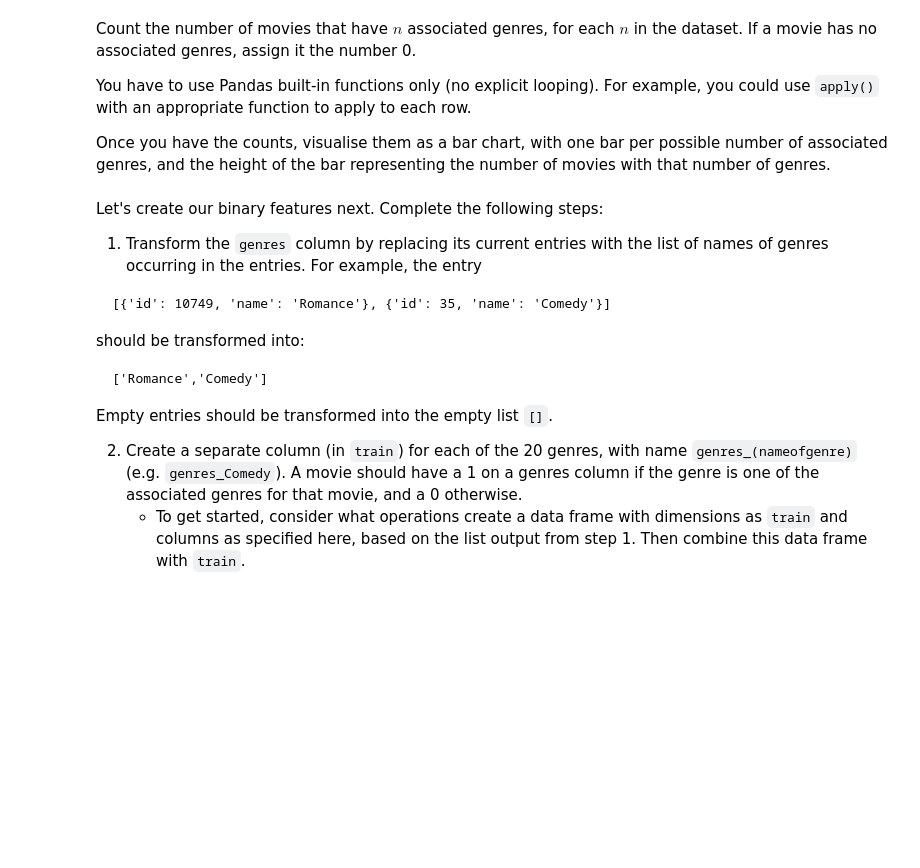
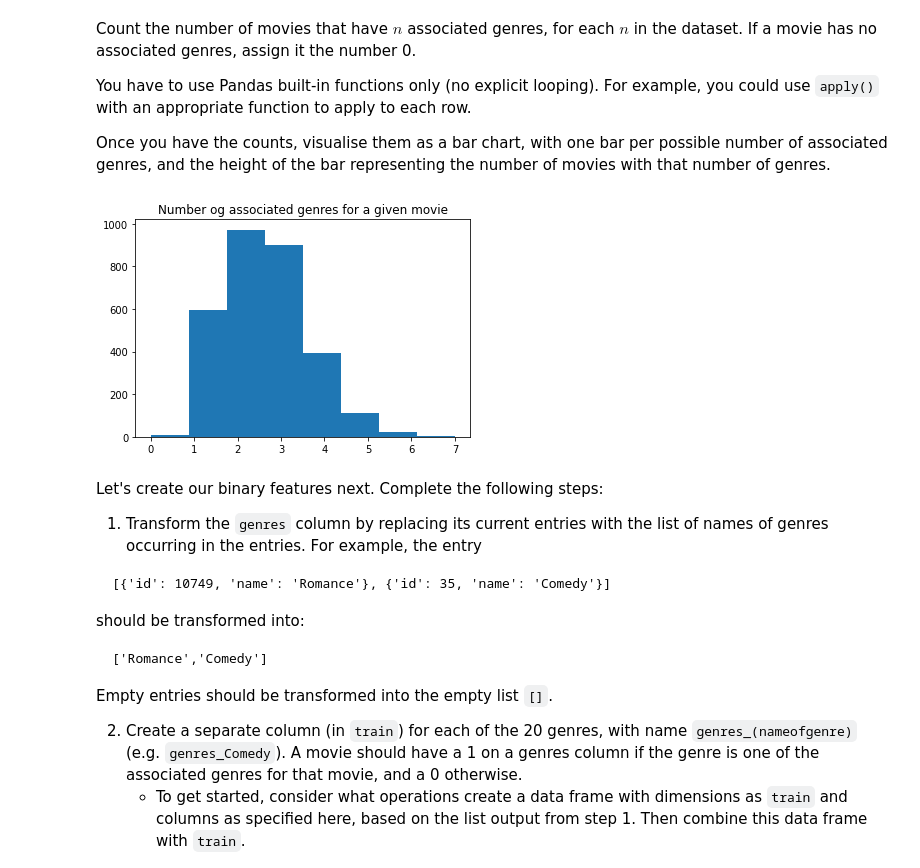
Before and after one commit to hanlululu/02807-Computational-tools-for-Data-Science, a Jupyter notebook: Project1/02807_Project_1.ipynb, the cells around one changed output. Saved outputs shown, nothing was run; the diff lists cells and outputs as text; code cells hidden in the pictures; blank space fills up the shorter version.

```diff
--- a/Project1/02807_Project_1.ipynb
+++ b/Project1/02807_Project_1.ipynb
@@ -646,3 +670,13 @@ Don't loop explicitly over the rows to perform this preprocessing. Your datafram
+# %%
+# your code goes here
+def load_movies_data_train(train_url):
+    train = pd.read_csv(train_url)
+    train = train.fillna('None')
+    for col in ['belongs_to_collection','genres','production_companies','production_countries','spoken_languages',
+               'Keywords', 'crew','cast']:
+        train[col] = [eval(value) for value in train[col]]
+    return train
+train = load_movies_data_train(train_url)
 # %% [markdown]
 Looking at the 'genres' column, you can see that movies have a varying number of associated genres.
 # %%
@@ -660,3 +698,11 @@ Once you have the counts, visualise them as a bar chart, with one bar per possib
+# %%
+# your code goes here
+train['n_genres'] = train['genres'].apply(lambda x: len(x) if x != None else 0)
+plt.hist(train['n_genres'], bins = train['n_genres'].nunique())
+plt.title(f'Number og associated genres for a given movie')
+plt.show()
+# %% [output]
+[figure, added]
 # %% [markdown]
 Let's create our binary features next. Complete the following steps:
 
```
Also changed, not shown: parts of 31 cells of this notebook.
